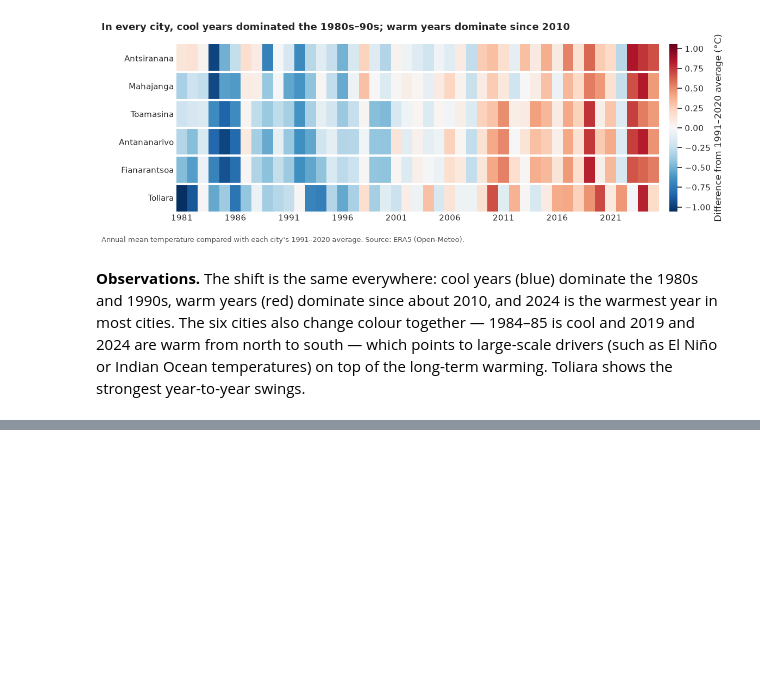
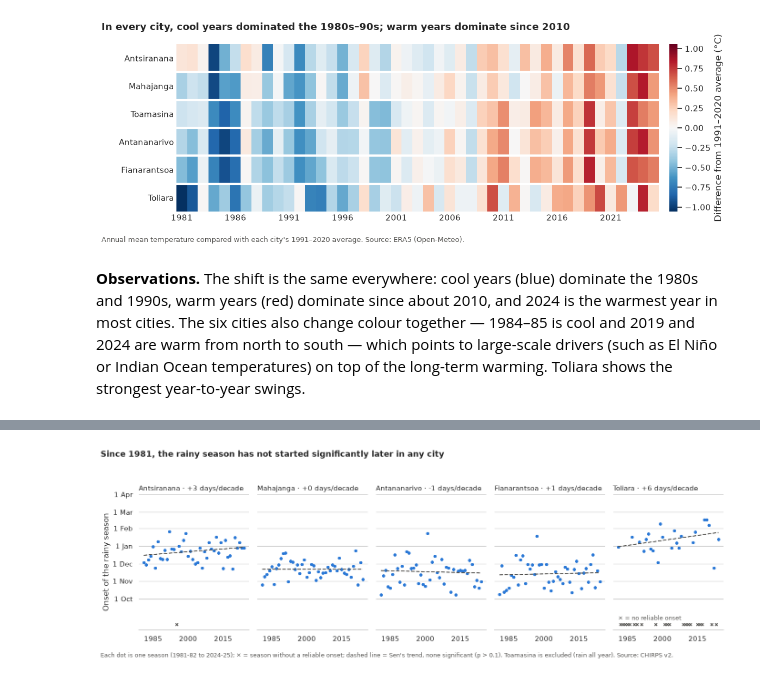
Before and after one commit to nirinaHelena/heather, a Jupyter notebook: notebooks/02_analysis.ipynb, the cells around one changed output, grey strips where cells are left out. Saved outputs shown, nothing was run; the diff lists cells and outputs as text; code cells hidden in the pictures; blank space fills up the shorter version.

Commit message:
Add rainy season onset and false starts analysis

```diff
--- a/notebooks/02_analysis.ipynb
+++ b/notebooks/02_analysis.ipynb
@@ -343,0 +383,17 @@ plt.show()
+# %%
+rows = []
+for city in CITY_ORDER:
+    city_rain = df[df["city"] == city].set_index("date")["rain_chirps"]
+    for hy in range(1981, 2025):
+        season = city_rain[f"{hy}-09-01" : f"{hy + 1}-06-30"]
+        onset, n_false = onset_and_false_starts(season)
+        rows.append({
+            "city": city,
+            "hydro_year": hy,
+            "onset": onset,
+            "onset_day": (onset - pd.Timestamp(f"{hy}-09-01")).days if pd.notna(onset) else float("nan"),
+            "false_starts": n_false,
+        })
+
+seasons = pd.DataFrame(rows)
+seasons.head(10)
@@ -343,0 +480,39 @@ plt.show()
+# %%
+import numpy as np
+
+# Days after 1 September -> readable dates for the y-axis
+DATE_TICKS = {30: "1 Oct", 61: "1 Nov", 91: "1 Dec", 122: "1 Jan", 153: "1 Feb", 181: "1 Mar", 212: "1 Apr"}
+NO_ONSET_Y = -15   # where seasons without an onset are marked
+
+fig, axes = plt.subplots(1, len(SEASON_CITIES), figsize=(14, 4.5), sharey=True)
+
+for ax, city in zip(axes, SEASON_CITIES):
+    sub = seasons[seasons["city"] == city]
+    ok = sub.dropna(subset=["onset_day"])
+    missing = sub[sub["onset_day"].isna()]
+
+    ax.scatter(ok["hydro_year"], ok["onset_day"], s=16, color=RAIN_COLOR)
+    fit = stats.theilslopes(ok["onset_day"], ok["hydro_year"])
+    xs = np.array([1981, 2024])
+    ax.plot(xs, fit.intercept + fit.slope * xs, color=NOTE_COLOR, linestyle="--", linewidth=1.5)
+    if len(missing):
+        ax.scatter(missing["hydro_year"], [NO_ONSET_Y] * len(missing), marker="x", s=16, color=NOTE_COLOR)
+
+    trend = round(reliability.loc[city, "onset_trend_days_per_decade"]) + 0
+    ax.set_title(f"{city.capitalize()} · {trend:+.0f} days/decade", loc="left", fontsize=11)
+    ax.set_xticks([1985, 2000, 2015])
+    sns.despine(ax=ax, left=True)
+
+axes[0].set_yticks(list(DATE_TICKS), list(DATE_TICKS.values()))
+axes[0].set_ylabel("Onset of the rainy season")
+axes[-1].annotate("× = no reliable onset", xy=(1981, NO_ONSET_Y + 8), fontsize=9, color=NOTE_COLOR)
+
+fig.suptitle("Since 1981, the rainy season has not started significantly later in any city",
+             x=0.01, ha="left", fontsize=13, fontweight="bold")
+fig.text(0.01, -0.03, "Each dot is one season (1981-82 to 2024-25); × = season without a reliable onset; dashed line = Sen's trend, "
+         "none significant (p > 0.1). Toamasina is excluded (rain all year). Source: CHIRPS v2.", fontsize=9, color=NOTE_COLOR)
+fig.tight_layout(rect=[0, 0, 1, 0.93])
+fig.savefig(FIG_DIR / "04_rainy_season_onset.png", dpi=200, bbox_inches="tight")
+plt.show()
+# %% [output]
+[figure, added]
```
Also changed, not shown: parts of 7 cells of this notebook, 1 other file.
